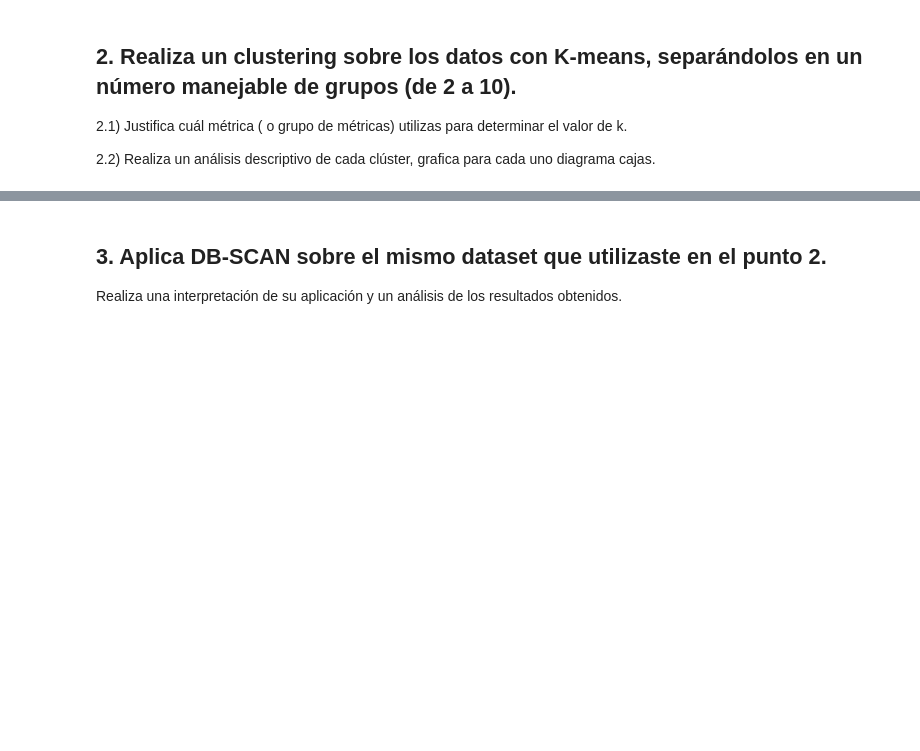
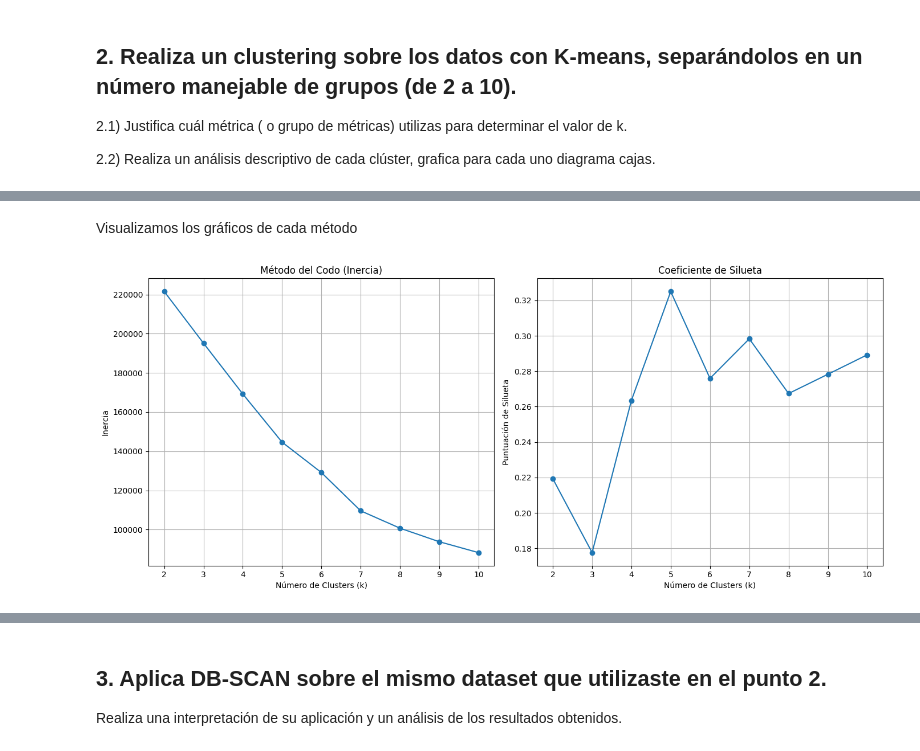
Before and after one commit to fernandolievano/aprendizaje-automatico-1, a Jupyter notebook: TP2_clustering.ipynb, the cells around one changed output, grey strips where cells are left out. Drawn from its saved outputs; the diff is of its cells as text; code cells hidden in the pictures; blank space fills up the shorter version.

```diff
--- a/TP2_clustering.ipynb
+++ b/TP2_clustering.ipynb
@@ -378,0 +387,42 @@ print(f"\n->  Forma de X: {X.shape}")
+# %%
+# rango de valores de k a evaluar
+k_range = range(2, 11)
+
+inertias = []
+silhouette_scores = []
+
+for k in k_range:
+    kmeans = KMeans(n_clusters=k, random_state=42, n_init=10)
+    labels = kmeans.fit_predict(X)
+    inertias.append(kmeans.inertia_)
+
+    # calcular el coeficiente de silueta
+    score = silhouette_score(X, labels)
+    silhouette_scores.append(score)
+# %% [markdown]
+Visualizamos los gráficos de cada método
+# %%
+# gráfico del Método del Codo
+plt.figure(figsize=(14, 6))
+
+plt.subplot(1, 2, 1)
+plt.plot(k_range, inertias, marker='o')
+plt.title('Método del Codo (Inercia)')
+plt.xlabel('Número de Clusters (k)')
+plt.ylabel('Inercia')
+plt.xticks(k_range)
+plt.grid(True)
+
+# gráfico del Coeficiente de Silueta
+plt.subplot(1, 2, 2)
+plt.plot(k_range, silhouette_scores, marker='o')
+plt.title('Coeficiente de Silueta')
+plt.xlabel('Número de Clusters (k)')
+plt.ylabel('Puntuación de Silueta')
+plt.xticks(k_range)
+plt.grid(True)
+
+plt.tight_layout()
+plt.show()
+# %% [output]
+[figure, added]
```
Also changed, not shown: parts of 19 cells of this notebook.
